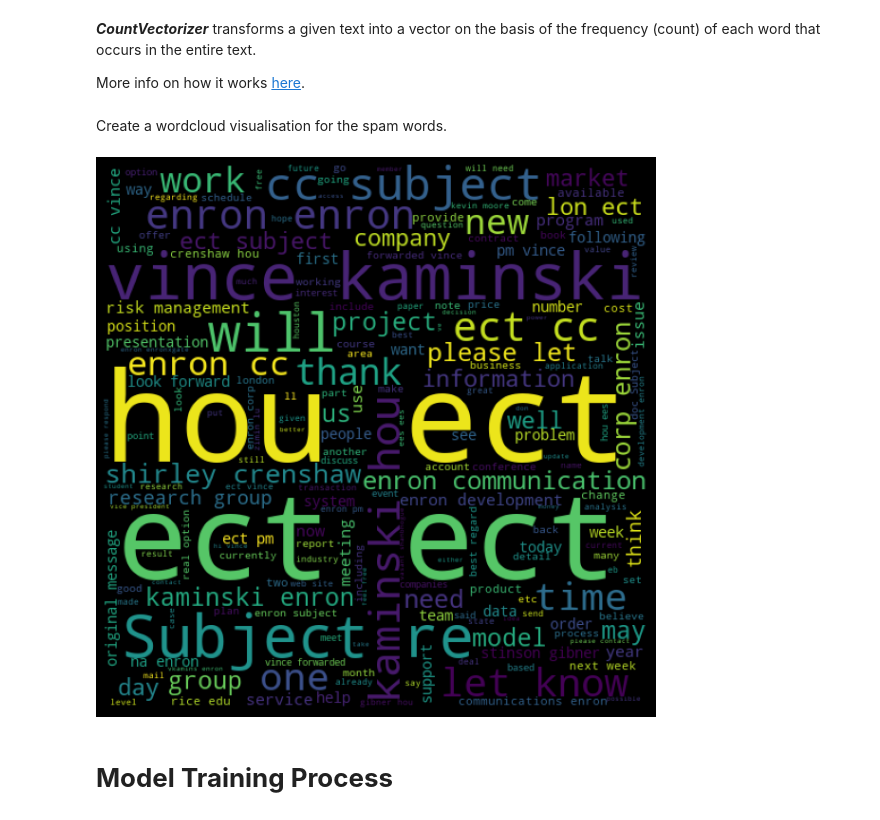
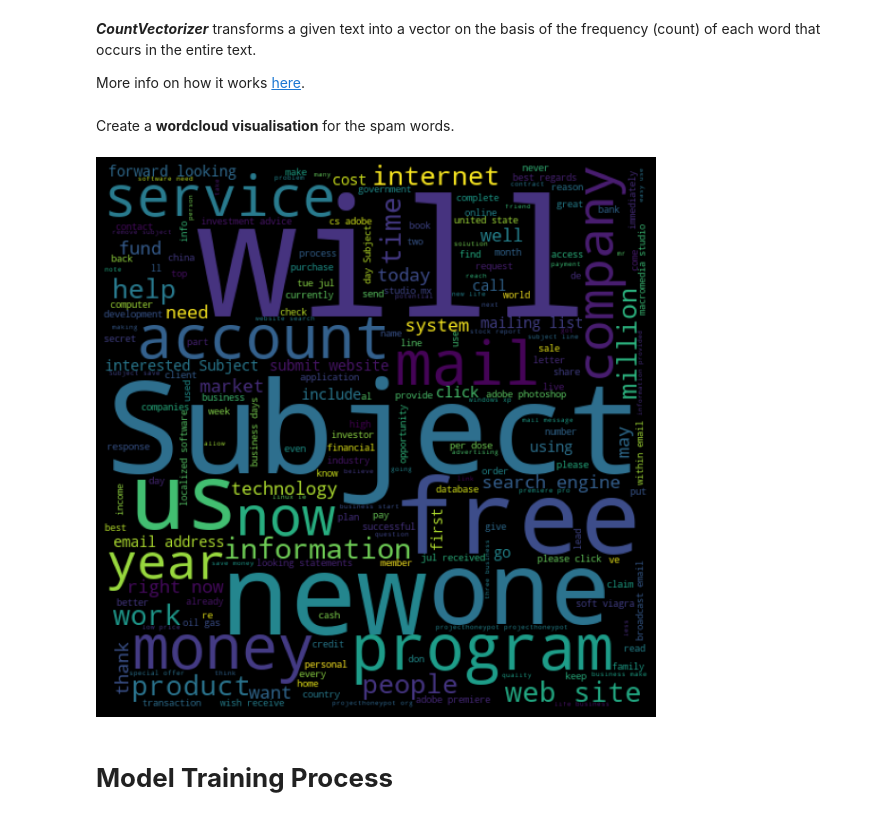
Before and after one commit to CSpanias/spam_filter_bootcamp, a Jupyter notebook: spam_filter.ipynb, the cells around one changed output. Saved outputs shown, nothing was run; the diff lists cells and outputs as text; code cells hidden in the pictures.

```diff
--- a/spam_filter.ipynb
+++ b/spam_filter.ipynb
@@ -71,6 +66,6 @@ Saving emails.csv to emails.csv
 # %%
 # read the CSV file
-df = pd.read_csv('emails.csv')
+df = pd.read_csv('https://raw.githubusercontent.com/CSpanias/spam_filter_bootcamp/master/emails.csv')
 
 # print the first 5 rows of data
 df.head()
@@ -185,16 +181,16 @@ More info on how it works [here](https://www.geeksforgeeks.org/using-countvector
 # convert a collection of text to a matrix of tokens (*bow = bog of words)
 messages_bow = CountVectorizer(analyzer=process_text).fit_transform(df['text'])
 # %% [markdown]
-Create a wordcloud visualisation for the spam words.
+Create a **wordcloud visualisation** for the spam words.
 # %%
-spam_wordcloud = WordCloud(width=512, height=512).generate(' '.join(df['text']))
+spam_wordcloud = WordCloud(width=512, height=512).generate(' '.join(df['text'][df['spam']==1]))
 plt.figure(figsize=(10, 8), facecolor='k')
 plt.imshow(spam_wordcloud)
 plt.axis('off')
 plt.tight_layout(pad=0)
 plt.show()
 # %% [output]
-[figure, old version]
+[figure, new version]
 # %% [markdown]
 <a name="training"> </a>
 # **Model Training Process**
```
Also changed, not shown: parts of 25 cells of this notebook.
